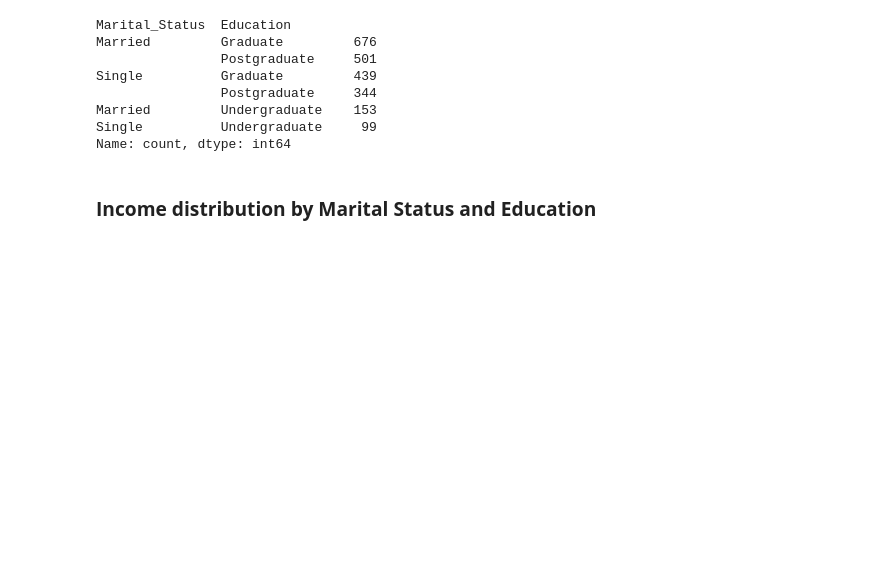
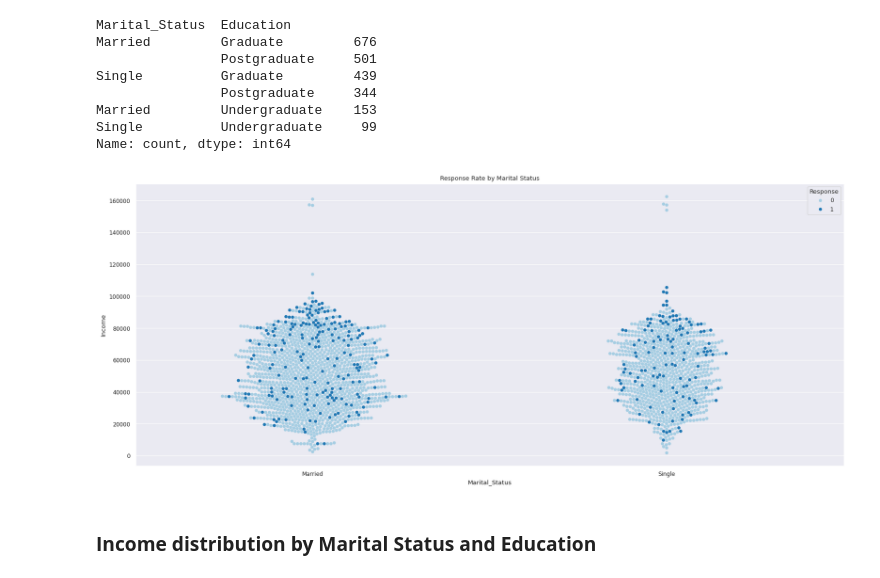
Before and after one commit to PerisN/Campaign_Marketing_Analytics, a Jupyter notebook: notebooks/customer_profile_analysis.ipynb, the cells around one changed output. Cells and saved outputs as stored; diff of their text form; code cells hidden in the pictures; blank space fills up the shorter version.

```diff
--- a/notebooks/customer_profile_analysis.ipynb
+++ b/notebooks/customer_profile_analysis.ipynb
@@ -426,6 +426,13 @@ Single          Graduate         439
 Married         Undergraduate    153
 Single          Undergraduate     99
 Name: count, dtype: int64
+# %%
+# Swarmplot for response rate by "Marital_Status" and "Income"
+
+sns.swarmplot(data=df, x="Marital_Status", y="Income", hue = "Response" , palette=palette)
+plt.title("Response Rate by Marital Status");
+# %% [output]
+[figure, added]
 # %% [markdown]
 ### **Income distribution by Marital Status and Education**
 # %%
```
Also changed, not shown: parts of 14 cells of this notebook.
